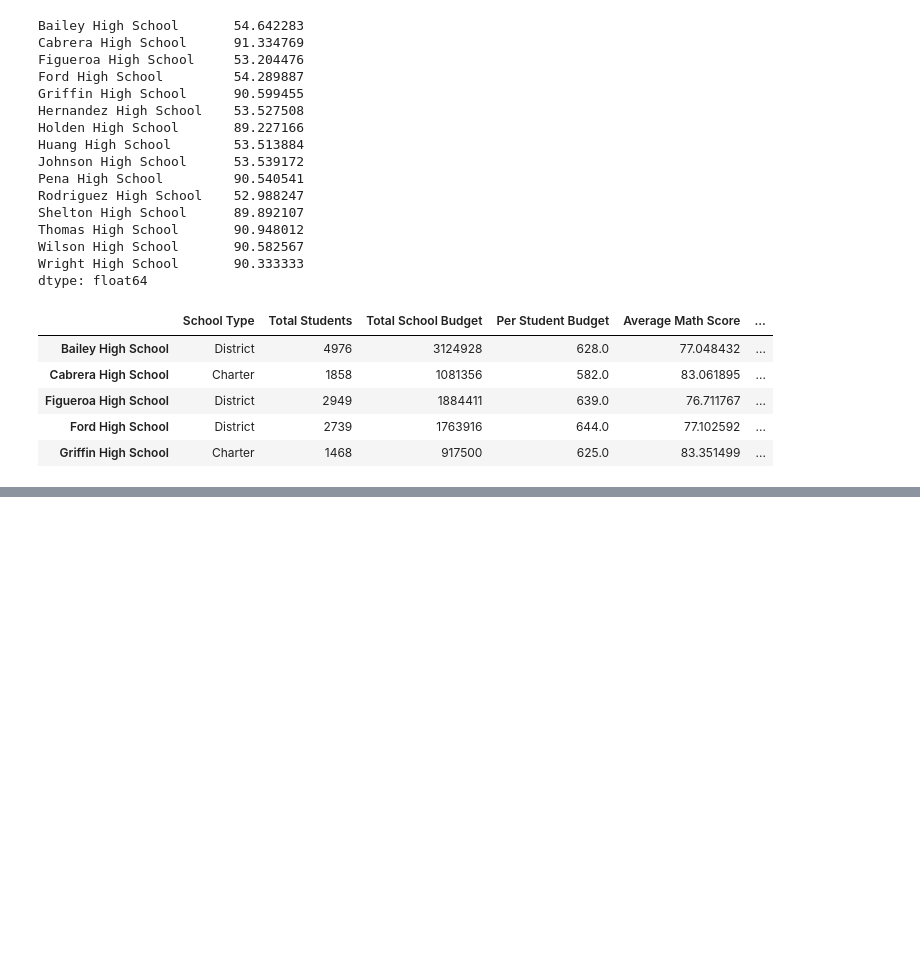
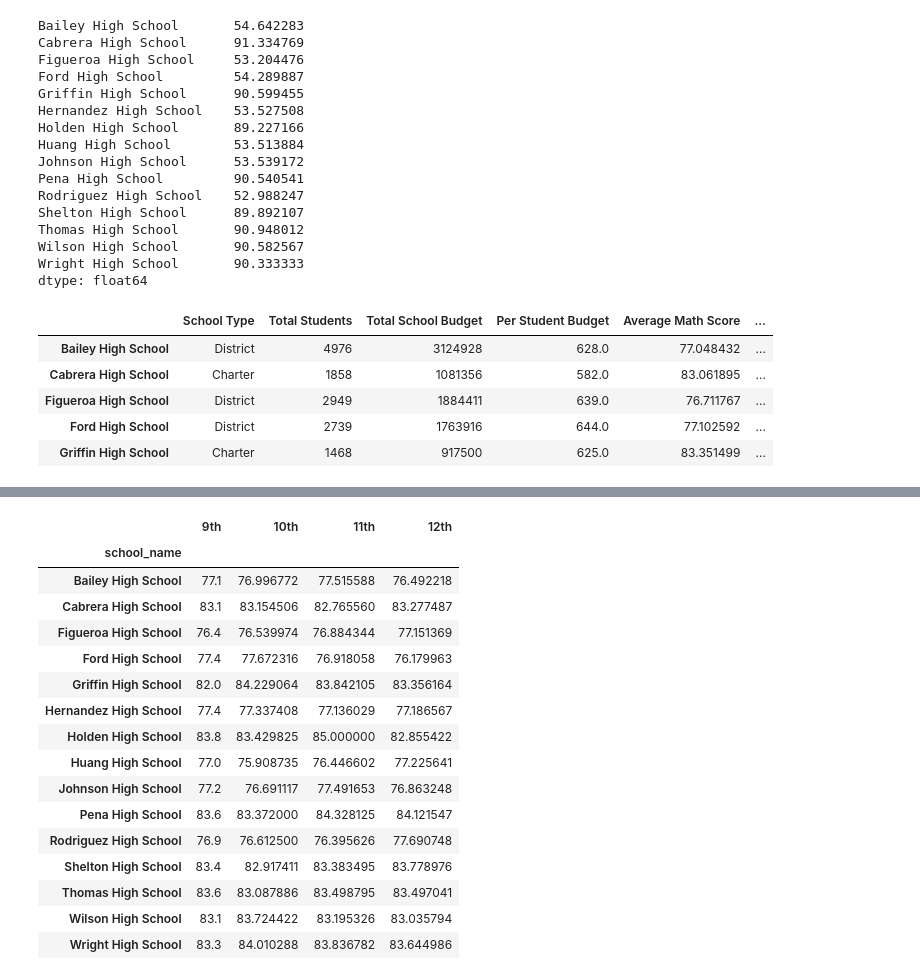
Before and after one commit to Abazer22/School_District_Analysis, a Jupyter notebook: PyCitySchools.ipynb, the cells around one changed output, grey strips where cells are left out. Saved outputs shown, nothing was run; the diff lists cells and outputs as text; code cells hidden in the pictures; blank space fills up the shorter version.

```diff
--- a/PyCitySchools.ipynb
+++ b/PyCitySchools.ipynb
@@ -835,0 +856,10 @@ bottom_schools.head()
+# %%
+# Create a grade level DataFrames.
+ninth_graders = school_data_complete_df[(school_data_complete_df["grade"] == "9th")]
+
+tenth_graders = school_data_complete_df[(school_data_complete_df["grade"] == "10th")]
+
+eleventh_graders = school_data_complete_df[(school_data_complete_df["grade"] == "11th")]
+
+twelfth_graders = school_data_complete_df[(school_data_complete_df["grade"] == "12th")]
+ninth_graders.head()
@@ -835,0 +873,10 @@ bottom_schools.head()
+# %%
+# Group each grade level DataFrame by the school name for the average math score.
+ninth_grade_math_scores = ninth_graders.groupby(["school_name"]).mean()["math_score"]
+
+tenth_grade_math_scores = tenth_graders.groupby(["school_name"]).mean()["math_score"]
+
+eleventh_grade_math_scores = eleventh_graders.groupby(["school_name"]).mean()["math_score"]
+
+twelfth_grade_math_scores = twelfth_graders.groupby(["school_name"]).mean()["math_score"]
+ninth_grade_math_scores
@@ -835,0 +929,9 @@ bottom_schools.head()
+# %%
+# Combine each grade level Series for average math scores by school into a single DataFrame.
+math_scores_by_grade = pd.DataFrame({
+               "9th": ninth_grade_math_scores,
+               "10th": tenth_grade_math_scores,
+               "11th": eleventh_grade_math_scores,
+               "12th": twelfth_grade_math_scores})
+
+math_scores_by_grade.head()
@@ -835,0 +963,21 @@ bottom_schools.head()
+# %%
+math_scores_by_grade["9th"] = math_scores_by_grade["9th"].map("{:.1f}".format)
+math_scores_by_grade
+# %% [output]
+|  | 9th | 10th | 11th | 12th |
+| school_name |  |  |  |  |
+| Bailey High School | 77.1 | 76.996772 | 77.515588 | 76.492218 |
+| Cabrera High School | 83.1 | 83.154506 | 82.765560 | 83.277487 |
+| Figueroa High School | 76.4 | 76.539974 | 76.884344 | 77.151369 |
+| Ford High School | 77.4 | 77.672316 | 76.918058 | 76.179963 |
+| Griffin High School | 82.0 | 84.229064 | 83.842105 | 83.356164 |
+| Hernandez High School | 77.4 | 77.337408 | 77.136029 | 77.186567 |
+| Holden High School | 83.8 | 83.429825 | 85.000000 | 82.855422 |
+| Huang High School | 77.0 | 75.908735 | 76.446602 | 77.225641 |
+| Johnson High School | 77.2 | 76.691117 | 77.491653 | 76.863248 |
+| Pena High School | 83.6 | 83.372000 | 84.328125 | 84.121547 |
+| Rodriguez High School | 76.9 | 76.612500 | 76.395626 | 77.690748 |
+| Shelton High School | 83.4 | 82.917411 | 83.383495 | 83.778976 |
+| Thomas High School | 83.6 | 83.087886 | 83.498795 | 83.497041 |
+| Wilson High School | 83.1 | 83.724422 | 83.195326 | 83.035794 |
+| Wright High School | 83.3 | 84.010288 | 83.836782 | 83.644986 |
```
Also changed, not shown: parts of 19 cells of this notebook.
